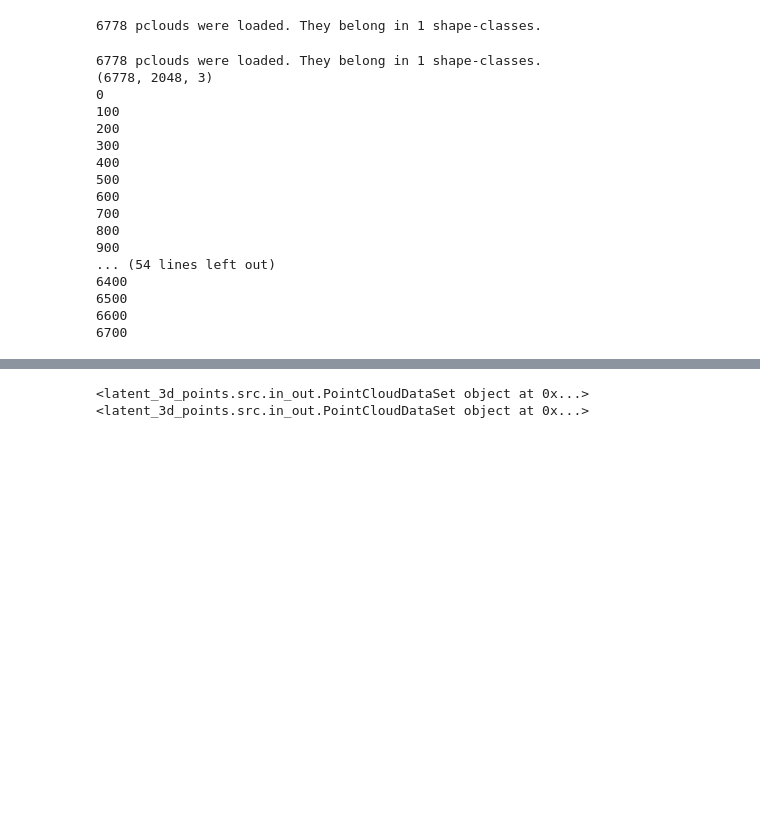
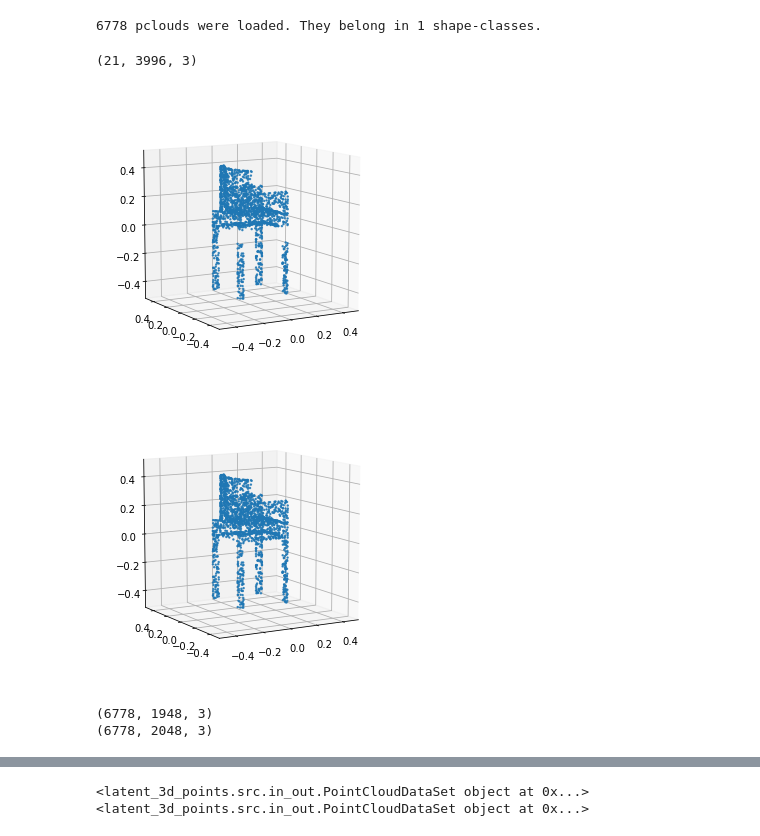
Before and after one commit to dtseng/latent_3d_points, a Jupyter notebook: notebooks/clustering.ipynb, the cells around one changed output, grey strips where cells are left out. Saved outputs shown, nothing was run; the diff lists cells and outputs as text; code cells hidden in the pictures; blank space fills up the shorter version.

Commit message:
exp setup for 4/23/19, training incomplete pc with 1948 points --> 2048 points

```diff
--- a/notebooks/clustering.ipynb
+++ b/notebooks/clustering.ipynb
@@ -64,23 +64,24 @@ def gen_dataset(num_pcs, num_points_removed):
     pickle_data('incomplete_data', incomplete_pc_data)
     pickle_data('complete_data', all_pc_data)
 # %%
-gen_dataset(6778, 100)
+# gen_dataset(6778, 100)
-# %% [output]
-6778 pclouds were loaded. They belong in 1 shape-classes.
-(6778, 2048, 3)
-0
-100
-200
-300
-400
-500
-600
-700
-800
-900
-... (54 lines left out)
-6400
-6500
-6600
-6700
+# %%
+data1 = unpickle_data('/home/ubuntu/latent_3d_points/data/missing_points_dataset/val_data.pkl')
+incomplete_pc_data = next(data1)
+L3 = incomplete_pc_data.next_batch(21)[0]
+
+print(L3.shape)
+
+
+L1_prime = L3[:, :1948, :]
+L2_prime = L3[:, 1948:, :]
+
+
+i = 0
+plot_3d_point_cloud(L1_prime[i][:, 0], L1_prime[i][:, 1], L1_prime[i][:, 2], in_u_sphere=True);
+plot_3d_point_cloud(L2_prime[i][:, 0], L2_prime[i][:, 1], L2_prime[i][:, 2], in_u_sphere=True);
+# %% [output]
+(21, 3996, 3)
+[figure, added]
+[figure, added]
 # %%
@@ -90 +91,18 @@ data2 = unpickle_data('complete_data')
 complete_pc_data = next(data2)
+# %%
+L = incomplete_pc_data.point_clouds
+L2 = complete_pc_data.point_clouds
+print(L.shape)
+print(L2.shape)
+
+L3 = np.concatenate((L, L2), axis=1)
+perm = np.arange(L3.shape[0])
+np.random.shuffle(perm)
+L3 = L3[perm]
+
+
+
+labels = incomplete_pc_data.labels[perm]
+# %% [output]
+(6778, 1948, 3)
+(6778, 2048, 3)
```
Also changed, not shown: parts of 12 cells of this notebook, 6 other files.
